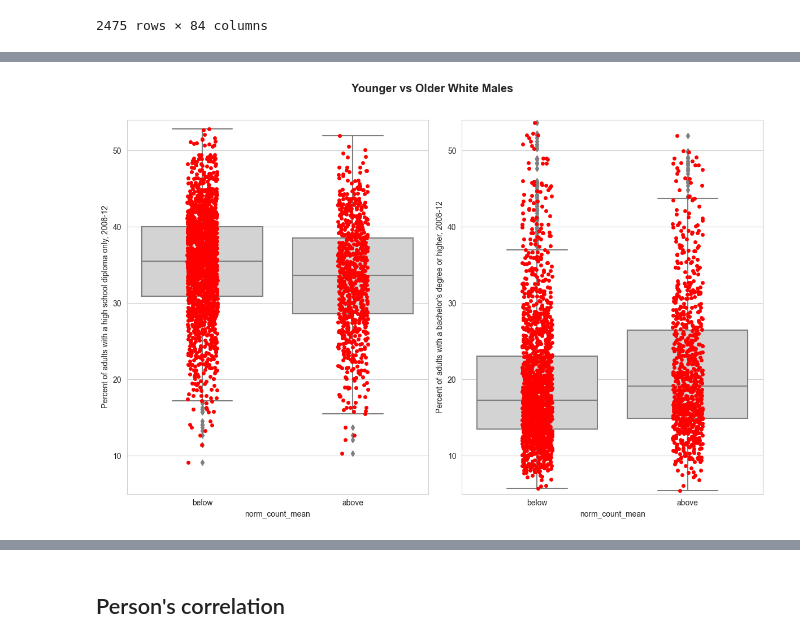
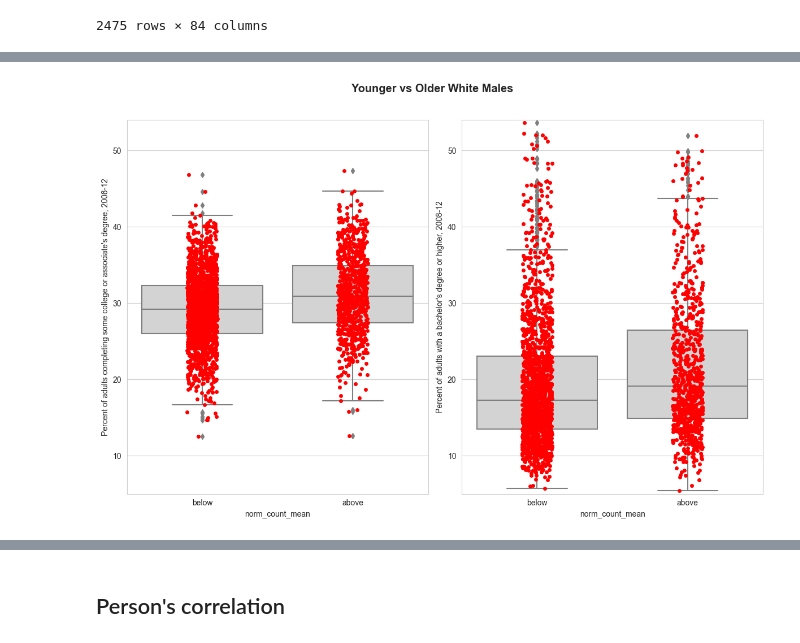
Before and after one commit to maxsohl/GSB521FinalProj, a Jupyter notebook: I see Allens Final Proj.ipynb, the cells around one changed output, grey strips where cells are left out. Cells and saved outputs as stored; diff of their text form; code cells hidden in the pictures.

```diff
--- a/I see Allens Final Proj.ipynb
+++ b/I see Allens Final Proj.ipynb
@@ -394,26 +420,26 @@ county_count_merged_df
 # %%
 # figure size
 fig, axes = plt.subplots(1, 2, figsize=(12, 8))
 
 # boxplot
-sns.boxplot(x="norm_count_mean", y="Percent of adults with a high school diploma only, 2008-12", data=county_count_merged_df, color="lightgray", ax=axes[0]).set_ylim(6,25)
+sns.boxplot(x="norm_count_mean", y="Percent of adults completing some college or associate's degree, 2008-12", data=county_count_merged_df, color="lightgray", ax=axes[0]).set_ylim(6,25)
 sns.boxplot(x="norm_count_mean", y="Percent of adults with a bachelor's degree or higher, 2008-12", data=county_count_merged_df, color="lightgray", ax=axes[1]).set_ylim(6,25)
 
 
 # setting color for jitter and grid
 colors = ["red", "dodgerblue"]
 sns.set_palette(colors)
 sns.set_style("whitegrid")
 
 # jitter plot / stripplot
-sns.stripplot(x="norm_count_mean", y="Percent of adults with a high school diploma only, 2008-12", data=county_count_merged_df, ax=axes[0]).set_ylim(5,54)
+sns.stripplot(x="norm_count_mean", y="Percent of adults completing some college or associate's degree, 2008-12", data=county_count_merged_df, ax=axes[0]).set_ylim(5,54)
 sns.stripplot(x="norm_count_mean", y="Percent of adults with a bachelor's degree or higher, 2008-12", data=county_count_merged_df, ax=axes[1]).set_ylim(5,54)
 
 
 # showing the graph
 fig.tight_layout()
 fig.suptitle("Younger vs Older White Males", fontsize = 'x-large', fontweight = 'bold' )
 fig.subplots_adjust(top = 0.9)
 plt.show()
 # %% [output]
-[figure, old version]
+[figure, new version]
```
Also changed, not shown: parts of 7 cells of this notebook.
